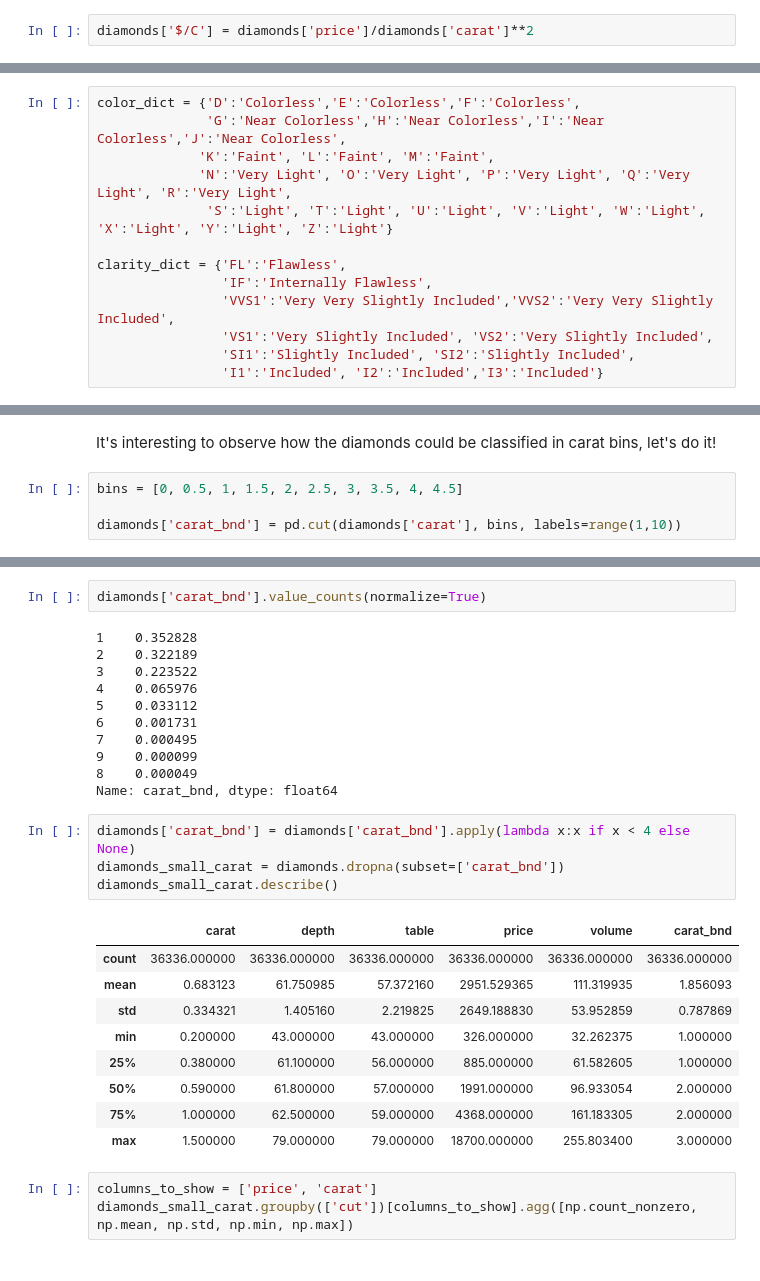
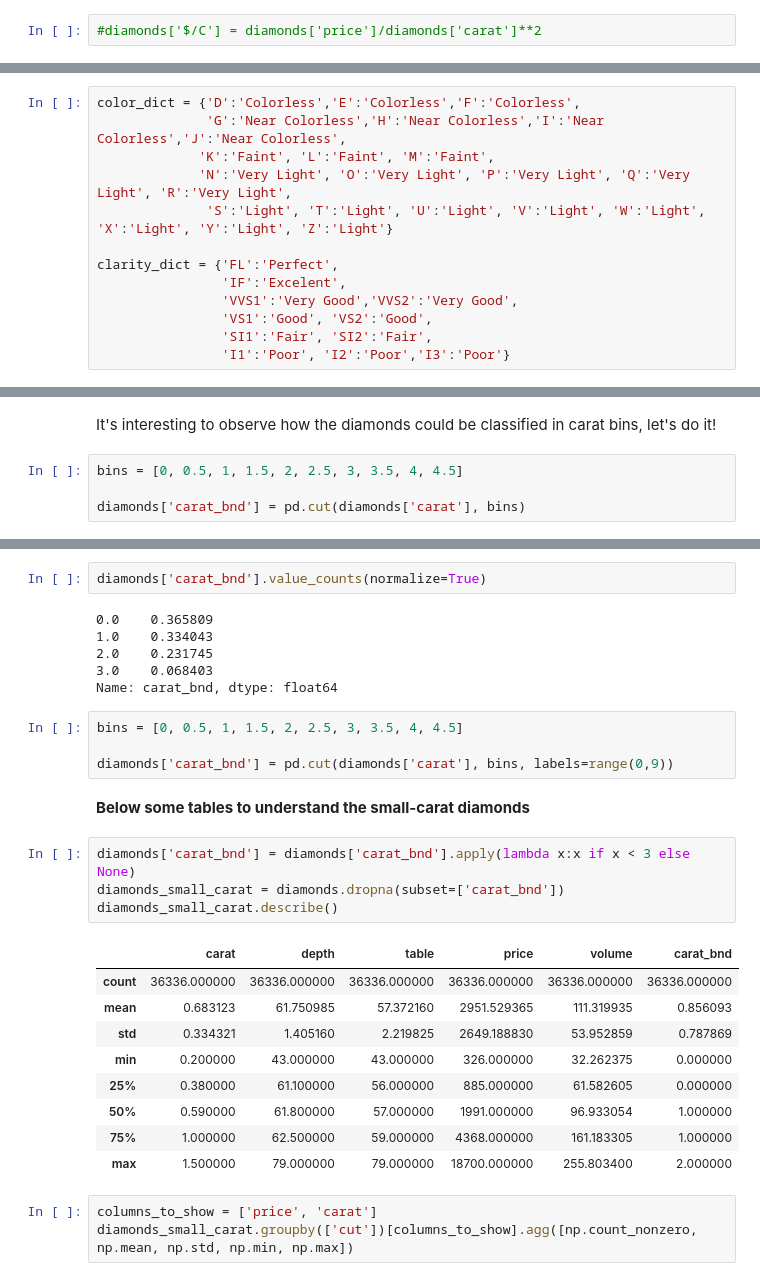
Before and after one commit to gojuangu/definitive_diamond_buying_guide, a Jupyter notebook: Analysis Data.ipynb, the cells around one changed output, grey strips where cells are left out. Saved outputs shown, nothing was run; the diff lists cells and outputs as text.

```diff
--- a/Analysis Data.ipynb
+++ b/Analysis Data.ipynb
@@ -166,5 +166,5 @@ diamonds.loc[(diamonds['x']==0) | (diamonds['y']==0) | (diamonds['z']==0)]
 # %%
 diamonds['volume'] = diamonds['x']*diamonds['y']*diamonds['z']
 # %%
-diamonds['$/C'] = diamonds['price']/diamonds['carat']**2
+#diamonds['$/C'] = diamonds['price']/diamonds['carat']**2
 # %%
@@ -187,12 +184,12 @@ color_dict = {'D':'Colorless','E':'Colorless','F':'Colorless',
              'N':'Very Light', 'O':'Very Light', 'P':'Very Light', 'Q':'Very Light', 'R':'Very Light',
               'S':'Light', 'T':'Light', 'U':'Light', 'V':'Light', 'W':'Light', 'X':'Light', 'Y':'Light', 'Z':'Light'}
 
-clarity_dict = {'FL':'Flawless',
-                'IF':'Internally Flawless',
-                'VVS1':'Very Very Slightly Included','VVS2':'Very Very Slightly Included',
-                'VS1':'Very Slightly Included', 'VS2':'Very Slightly Included',
-                'SI1':'Slightly Included', 'SI2':'Slightly Included',
-                'I1':'Included', 'I2':'Included','I3':'Included'}
+clarity_dict = {'FL':'Perfect',
+                'IF':'Excelent',
+                'VVS1':'Very Good','VVS2':'Very Good',
+                'VS1':'Good', 'VS2':'Good',
+                'SI1':'Fair', 'SI2':'Fair',
+                'I1':'Poor', 'I2':'Poor','I3':'Poor'}
 # %%
 diamonds['color_grp'] = diamonds['color'].map(color_dict)
 diamonds['clarity_grp'] = diamonds['clarity'].map(clarity_dict)
@@ -252,4 +251,4 @@ It's interesting to observe how the diamonds could be classified in carat bins,
 # %%
 bins = [0, 0.5, 1, 1.5, 2, 2.5, 3, 3.5, 4, 4.5]
 
-diamonds['carat_bnd'] = pd.cut(diamonds['carat'], bins, labels=range(1,10))
+diamonds['carat_bnd'] = pd.cut(diamonds['carat'], bins)
@@ -262,30 +286,31 @@ We discovered that the most important thing is the carat, however, let's discove
 # %%
 diamonds['carat_bnd'].value_counts(normalize=True)
 # %% [output]
-1    0.352828
-2    0.322189
-3    0.223522
-4    0.065976
-5    0.033112
-6    0.001731
-7    0.000495
-9    0.000099
-8    0.000049
+0.0    0.365809
+1.0    0.334043
+2.0    0.231745
+3.0    0.068403
 Name: carat_bnd, dtype: float64
+# %%
+bins = [0, 0.5, 1, 1.5, 2, 2.5, 3, 3.5, 4, 4.5]
+
+diamonds['carat_bnd'] = pd.cut(diamonds['carat'], bins, labels=range(0,9))
+# %% [markdown]
+**Below some tables to understand the small-carat diamonds**
 # %%
-diamonds['carat_bnd'] = diamonds['carat_bnd'].apply(lambda x:x if x < 4 else None)
+diamonds['carat_bnd'] = diamonds['carat_bnd'].apply(lambda x:x if x < 3 else None)
 diamonds_small_carat = diamonds.dropna(subset=['carat_bnd'])
 diamonds_small_carat.describe()
 # %% [output]
 |  | carat | depth | table | price | volume | carat_bnd |
 | count | 36336.000000 | 36336.000000 | 36336.000000 | 36336.000000 | 36336.000000 | 36336.000000 |
-| mean | 0.683123 | 61.750985 | 57.372160 | 2951.529365 | 111.319935 | 1.856093 |
+| mean | 0.683123 | 61.750985 | 57.372160 | 2951.529365 | 111.319935 | 0.856093 |
 | std | 0.334321 | 1.405160 | 2.219825 | 2649.188830 | 53.952859 | 0.787869 |
-| min | 0.200000 | 43.000000 | 43.000000 | 326.000000 | 32.262375 | 1.000000 |
-| 25% | 0.380000 | 61.100000 | 56.000000 | 885.000000 | 61.582605 | 1.000000 |
-| 50% | 0.590000 | 61.800000 | 57.000000 | 1991.000000 | 96.933054 | 2.000000 |
-| 75% | 1.000000 | 62.500000 | 59.000000 | 4368.000000 | 161.183305 | 2.000000 |
-| max | 1.500000 | 79.000000 | 79.000000 | 18700.000000 | 255.803400 | 3.000000 |
+| min | 0.200000 | 43.000000 | 43.000000 | 326.000000 | 32.262375 | 0.000000 |
+| 25% | 0.380000 | 61.100000 | 56.000000 | 885.000000 | 61.582605 | 0.000000 |
+| 50% | 0.590000 | 61.800000 | 57.000000 | 1991.000000 | 96.933054 | 1.000000 |
+| 75% | 1.000000 | 62.500000 | 59.000000 | 4368.000000 | 161.183305 | 1.000000 |
+| max | 1.500000 | 79.000000 | 79.000000 | 18700.000000 | 255.803400 | 2.000000 |
 # %%
 columns_to_show = ['price', 'carat']
 diamonds_small_carat.groupby(['cut'])[columns_to_show].agg([np.count_nonzero, np.mean, np.std, np.min, np.max])
```
Also changed, not shown: parts of 30 cells of this notebook, 1 other file.
